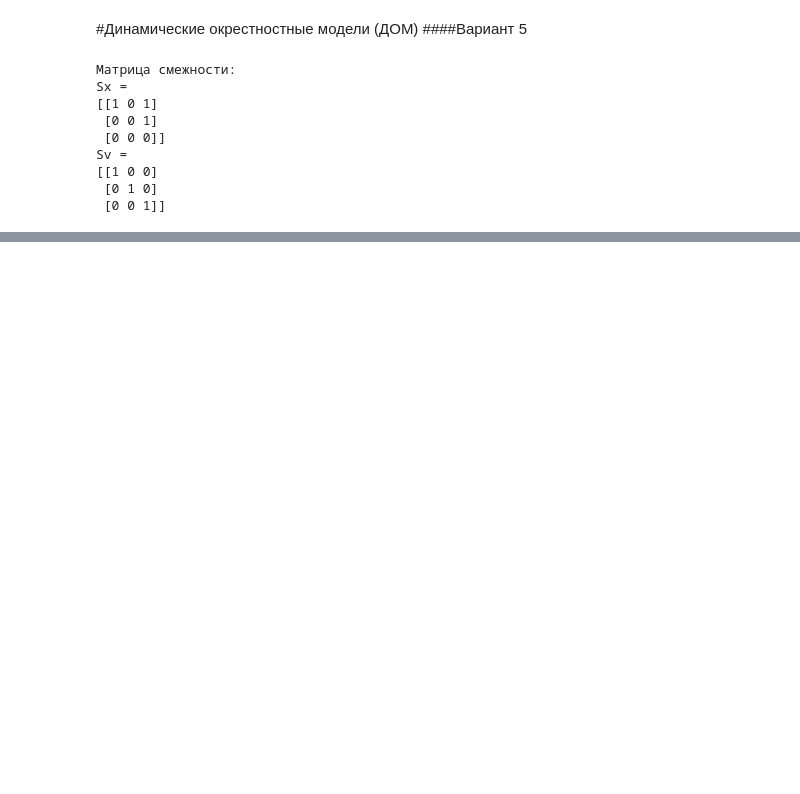
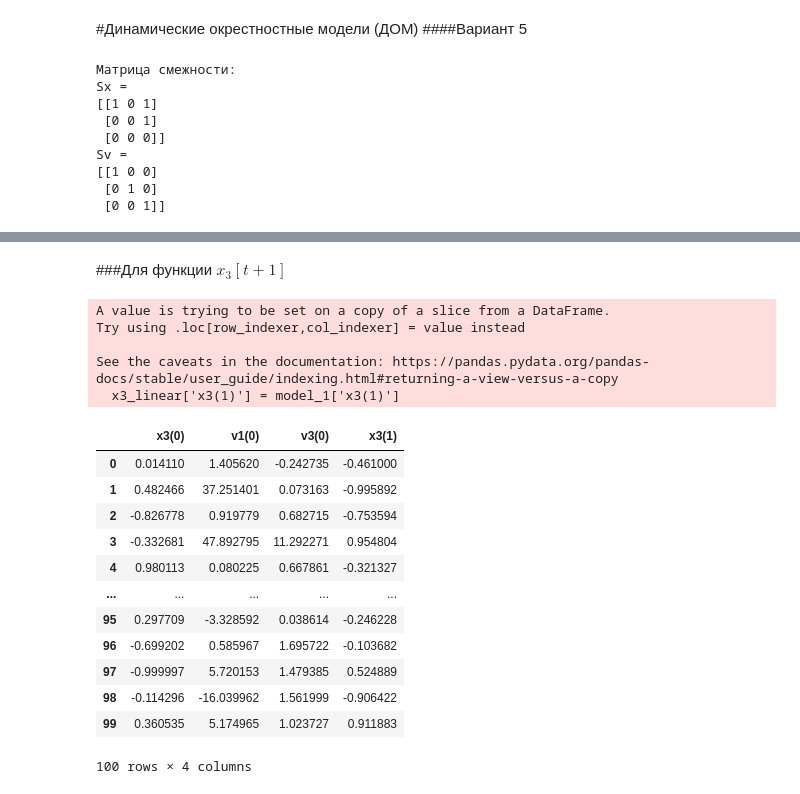
Before and after one commit to Viktory4121/MORD, a Jupyter notebook: ДОМ.ipynb, the cells around one changed output, grey strips where cells are left out. Saved outputs shown, nothing was run; the diff lists cells and outputs as text; code cells hidden in the pictures; blank space fills up the shorter version.

```diff
--- a/ДОМ.ipynb
+++ b/ДОМ.ipynb
@@ -217,0 +272,26 @@ model_2
+# %% [markdown]
+###Для функции $x_3[t+1]$
+# %%
+#x3, v1, v3
+x3_linear = model_0[['x3(0)', 'v1(0)', 'v3(0)']]
+x3_linear['x3(1)'] = model_1['x3(1)']
+x3_linear
+# %% [output]
+A value is trying to be set on a copy of a slice from a DataFrame.
+Try using .loc[row_indexer,col_indexer] = value instead
+
+See the caveats in the documentation: https://pandas.pydata.org/pandas-docs/stable/user_guide/indexing.html#returning-a-view-versus-a-copy
+  x3_linear['x3(1)'] = model_1['x3(1)']
+|  | x3(0) | v1(0) | v3(0) | x3(1) |
+| 0 | 0.014110 | 1.405620 | -0.242735 | -0.461000 |
+| 1 | 0.482466 | 37.251401 | 0.073163 | -0.995892 |
+| 2 | -0.826778 | 0.919779 | 0.682715 | -0.753594 |
+| 3 | -0.332681 | 47.892795 | 11.292271 | 0.954804 |
+| 4 | 0.980113 | 0.080225 | 0.667861 | -0.321327 |
+| ... | ... | ... | ... | ... |
+| 95 | 0.297709 | -3.328592 | 0.038614 | -0.246228 |
+| 96 | -0.699202 | 0.585967 | 1.695722 | -0.103682 |
+| 97 | -0.999997 | 5.720153 | 1.479385 | 0.524889 |
+| 98 | -0.114296 | -16.039962 | 1.561999 | -0.906422 |
+| 99 | 0.360535 | 5.174965 | 1.023727 | 0.911883 |
+100 rows × 4 columns
```
Also changed, not shown: parts of 14 cells of this notebook.
